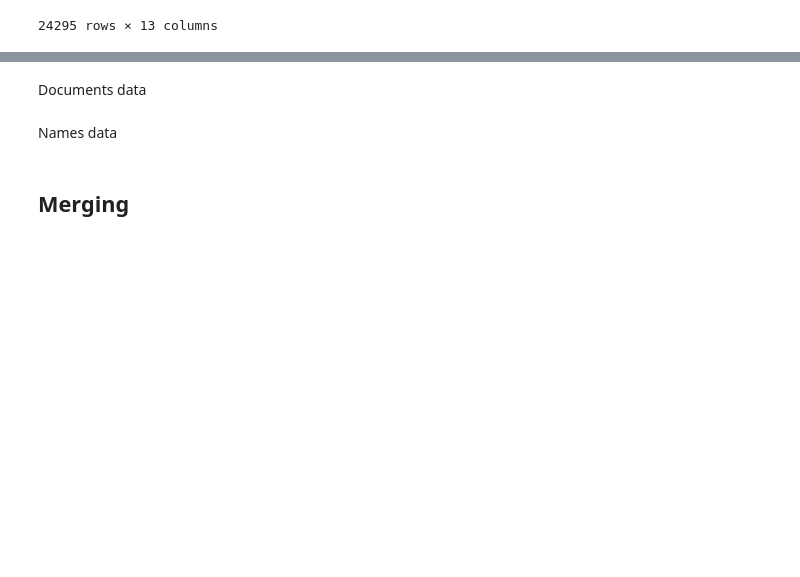
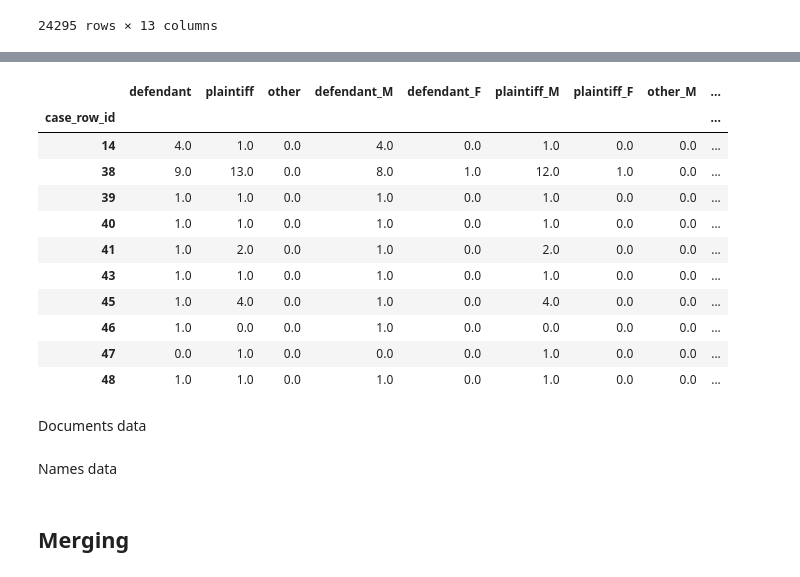
Before and after one commit to ECO225-W2025/eco225-project-code-Shrub-girlie2, a Jupyter notebook: Running_notebook.ipynb, the cells around one changed output, grey strips where cells are left out. Saved outputs shown, nothing was run; the diff lists cells and outputs as text; code cells hidden in the pictures; blank space fills up the shorter version.

```diff
--- a/Running_notebook.ipynb
+++ b/Running_notebook.ipynb
@@ -304,7 +304,7 @@ attorneys.drop(columns=["name"], inplace=True)
 
 # list(attorneys)
 # %%
-# label each attorney either defendent, plantiff, garnishee, mediator, witness, or other
+# label each attorney either defendent, plantiff, or other
 list(attorneys["party_type"].unique())
 attorneys["party_type"] = attorneys["party_type"].str.lower()
 
@@ -313,25 +313,15 @@ attorneys.loc[attorneys.party_type.str.contains("respondent"), "defendant"] = 1
 attorneys.loc[attorneys.party_type.str.contains("counter claimant"), "defendant"] = 1
 attorneys.loc[attorneys.party_type.str.contains("dft"), "defendant"] = 1
 attorneys.loc[attorneys.party_type.str.contains("plaintiff"), "plaintiff"] = 1
-attorneys.loc[attorneys.party_type.str.contains("mediator"), "mediator"] = 1
-attorneys.loc[attorneys.party_type.str.contains("witness"), "witness"] = 1
-attorneys.loc[attorneys.party_type.str.contains("deponent"), "witness"] = 1
 
 attorneys.loc[attorneys.defendant.isna(), "other"] = 1
 attorneys.loc[attorneys.plaintiff.isna() == False, "other"] = 0
-attorneys.loc[attorneys.mediator.isna() == False, "other"] = 0
-attorneys.loc[attorneys.witness.isna() == False, "other"] = 0
-attorneys.loc[attorneys.position.isna() == False, "other"] = 0
 
 # create gendered variables for each attorney category
 attorneys.loc[(attorneys["defendant"] == 1)&(attorneys["gender"] == "M"), "defendant_M"] = 1
 attorneys.loc[(attorneys["defendant"] == 1)&(attorneys["gender"] == "F"), "defendant_F"] = 1
 attorneys.loc[(attorneys["plaintiff"] == 1)&(attorneys["gender"] == "M"), "plaintiff_M"] = 1
 attorneys.loc[(attorneys["plaintiff"] == 1)&(attorneys["gender"] == "F"), "plaintiff_F"] = 1
-attorneys.loc[(attorneys["mediator"] == 1)&(attorneys["gender"] == "M"), "mediator_M"] = 1
-attorneys.loc[(attorneys["mediator"] == 1)&(attorneys["gender"] == "F"), "mediator_F"] = 1
-attorneys.loc[(attorneys["witness"] == 1)&(attorneys["gender"] == "M"), "witness_M"] = 1
-attorneys.loc[(attorneys["witness"] == 1)&(attorneys["gender"] == "F"), "witness_F"] = 1
 attorneys.loc[(attorneys["other"] == 1)&(attorneys["gender"] == "M"), "other_M"] = 1
 attorneys.loc[(attorneys["other"] == 1)&(attorneys["gender"] == "F"), "other_F"] = 1
 
@@ -339,10 +329,9 @@ attorneys.loc[attorneys["gender"] == "M", "male"] = 1
 attorneys.loc[attorneys["gender"] == "F", "female"] = 1
 attorneys["total"] = 1
 
-attorneys[['defendant', 'plaintiff', 'mediator', 'witness', 'other', 'defendant_M', 'defendant_F', 'plaintiff_M', 'plaintiff_F', 'mediator_M',
-    'mediator_F', 'witness_M', 'witness_F', 'other_M',  'other_F', 'male', 'female']] = attorneys[['defendant', 'plaintiff', 'mediator', 'witness',
-    'other', 'defendant_M', 'defendant_F', 'plaintiff_M', 'plaintiff_F', 'mediator_M',
-    'mediator_F', 'witness_M', 'witness_F', 'other_M',  'other_F', 'male', 'female']].fillna(value=0)
+attorneys[['defendant', 'plaintiff', 'other', 'defendant_M', 'defendant_F', 'plaintiff_M', 'plaintiff_F','other_M',  'other_F', 'male',
+           'female']] = attorneys[['defendant', 'plaintiff', 'other', 'defendant_M', 'defendant_F', 'plaintiff_M', 'plaintiff_F','other_M',
+                                   'other_F', 'male', 'female']].fillna(value=0)
 
 # attorneys.head(20)
 # %%
@@ -351,4 +340,4 @@ attorneys.to_csv("C://Users/schwa/OneDrive/Desktop/School/ECO225/Data/attorneys_
 # %%
 # delete unnecessary columns, then try aggregating
 c_attorneys = attorneys.drop(columns=["name_x", "case_number", 'party_row_count', 'party_type', 'attorney_row_count', 'contactinfo', 'position', 'zip',
-                                      'firm', 'first_name'])
+                                      'firm', 'first_name', "gender"])
@@ -355,10 +360,33 @@ c_attorneys = attorneys.drop(columns=["name_x", "case_number", 'party_row_count'
 # %%
 # aggregate to create one row per case
-c_attorneys = c_attorneys.groupby("case_row_id").agg("sum")
+c_attorneys = c_attorneys.groupby("case_row_id").agg({'defendant': "sum",
+ 'plaintiff': "sum",
+ 'other': "sum",
+ 'defendant_M': "sum",
+ 'defendant_F': "sum",
+ 'plaintiff_M': "sum",
+ 'plaintiff_F': "sum",
+ 'other_M': "sum",
+ 'other_F': "sum",
+ 'male': "sum",
+ 'female': "sum",
+ 'total': "sum"})
 
 c_attorneys = c_attorneys.fillna(0)
-c_attorneys = c_attorneys.drop(c_attorneys.iloc[:, 0:9], axis=1)
-# c_attorneys.head(10)
+c_attorneys.head(10)
+# %% [output]
+|  | defendant | plaintiff | other | defendant_M | defendant_F | plaintiff_M | plaintiff_F | other_M | ... |
+| case_row_id |  |  |  |  |  |  |  |  | ... |
+| 14 | 4.0 | 1.0 | 0.0 | 4.0 | 0.0 | 1.0 | 0.0 | 0.0 | ... |
+| 38 | 9.0 | 13.0 | 0.0 | 8.0 | 1.0 | 12.0 | 1.0 | 0.0 | ... |
+| 39 | 1.0 | 1.0 | 0.0 | 1.0 | 0.0 | 1.0 | 0.0 | 0.0 | ... |
+| 40 | 1.0 | 1.0 | 0.0 | 1.0 | 0.0 | 1.0 | 0.0 | 0.0 | ... |
+| 41 | 1.0 | 2.0 | 0.0 | 1.0 | 0.0 | 2.0 | 0.0 | 0.0 | ... |
+| 43 | 1.0 | 1.0 | 0.0 | 1.0 | 0.0 | 1.0 | 0.0 | 0.0 | ... |
+| 45 | 1.0 | 4.0 | 0.0 | 1.0 | 0.0 | 4.0 | 0.0 | 0.0 | ... |
+| 46 | 1.0 | 0.0 | 0.0 | 1.0 | 0.0 | 0.0 | 0.0 | 0.0 | ... |
+| 47 | 0.0 | 1.0 | 0.0 | 0.0 | 0.0 | 1.0 | 0.0 | 0.0 | ... |
+| 48 | 1.0 | 1.0 | 0.0 | 1.0 | 0.0 | 1.0 | 0.0 | 0.0 | ... |
 # %% [markdown]
 Documents data
 # %%
```
Also changed, not shown: parts of 5 cells of this notebook.
